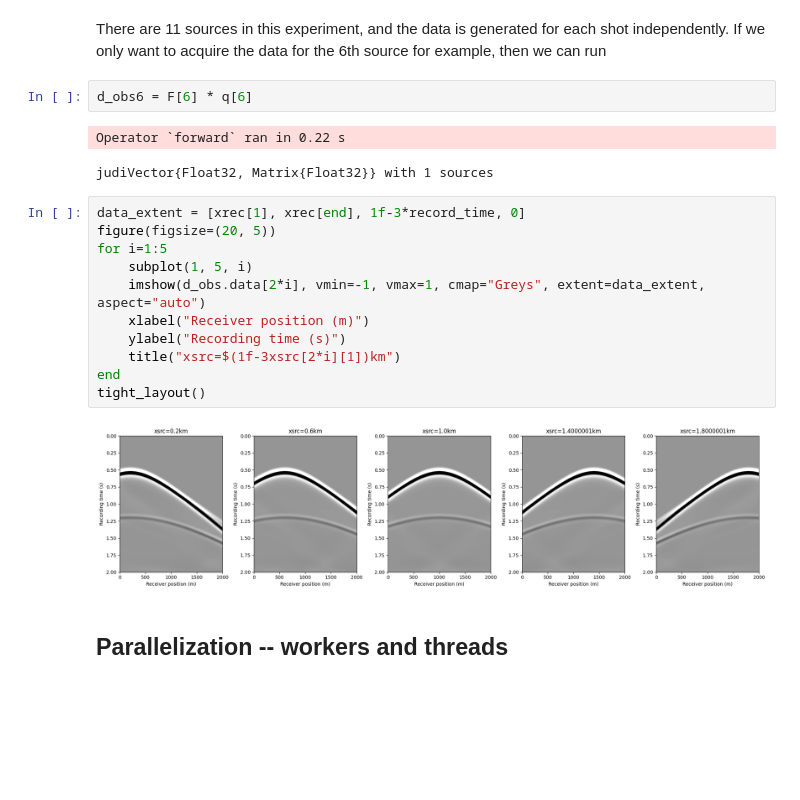
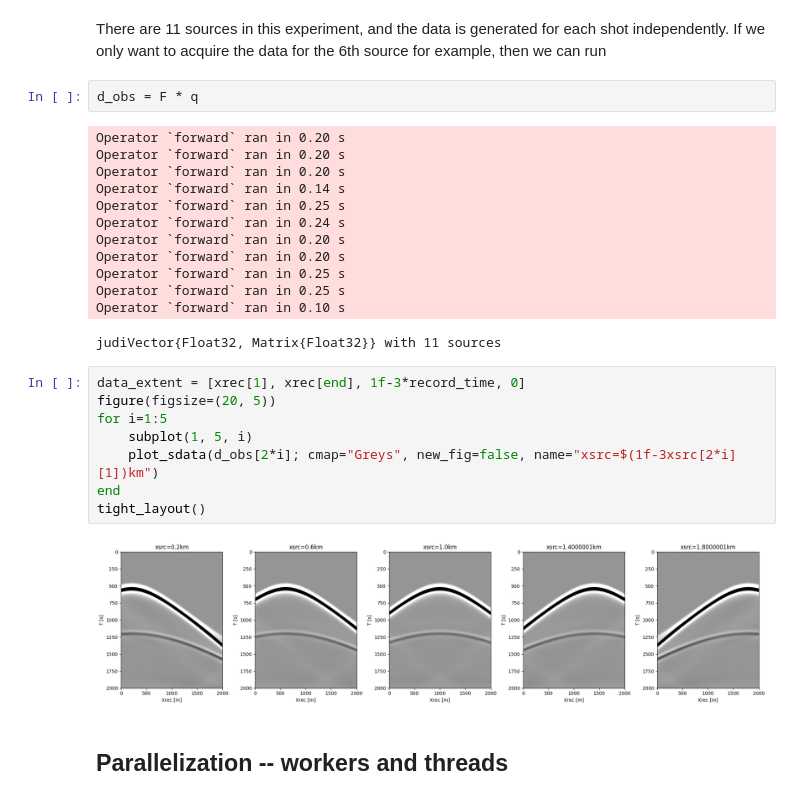
Before and after one commit to slimgroup/SLIMTutorials, a Jupyter notebook: 00_intro_JUDI.ipynb, the cells around one changed output. Saved outputs shown, nothing was run; the diff lists cells and outputs as text; blank space fills up the shorter version.

```diff
--- a/00_intro_JUDI.ipynb
+++ b/00_intro_JUDI.ipynb
@@ -226,23 +221,30 @@ judiVector{Float32, Matrix{Float32}} with 11 sources
 # %% [markdown]
 There are 11 sources in this experiment, and the data is generated for each shot independently. If we only want to acquire the data for the 6th source for example, then we can run
 # %%
-d_obs6 = F[6] * q[6]
+d_obs = F * q
 # %% [output]
-Operator `forward` ran in 0.22 s
+Operator `forward` ran in 0.20 s
+Operator `forward` ran in 0.20 s
+Operator `forward` ran in 0.20 s
+Operator `forward` ran in 0.14 s
+Operator `forward` ran in 0.25 s
+Operator `forward` ran in 0.24 s
+Operator `forward` ran in 0.20 s
+Operator `forward` ran in 0.20 s
+Operator `forward` ran in 0.25 s
+Operator `forward` ran in 0.25 s
+Operator `forward` ran in 0.10 s
-judiVector{Float32, Matrix{Float32}} with 1 sources
+judiVector{Float32, Matrix{Float32}} with 11 sources
 # %%
 data_extent = [xrec[1], xrec[end], 1f-3*record_time, 0]
 figure(figsize=(20, 5))
 for i=1:5
     subplot(1, 5, i)
-    imshow(d_obs.data[2*i], vmin=-1, vmax=1, cmap="Greys", extent=data_extent, aspect="auto")
-    xlabel("Receiver position (m)")
-    ylabel("Recording time (s)")
-    title("xsrc=$(1f-3xsrc[2*i][1])km")
+    plot_sdata(d_obs[2*i]; cmap="Greys", new_fig=false, name="xsrc=$(1f-3xsrc[2*i][1])km")
 end
 tight_layout()
 # %% [output]
-[figure, old version]
+[figure, new version]
 # %% [markdown]
 ## Parallelization -- workers and threads
 # %% [markdown]
```
Also changed, not shown: parts of 12 cells of this notebook.
